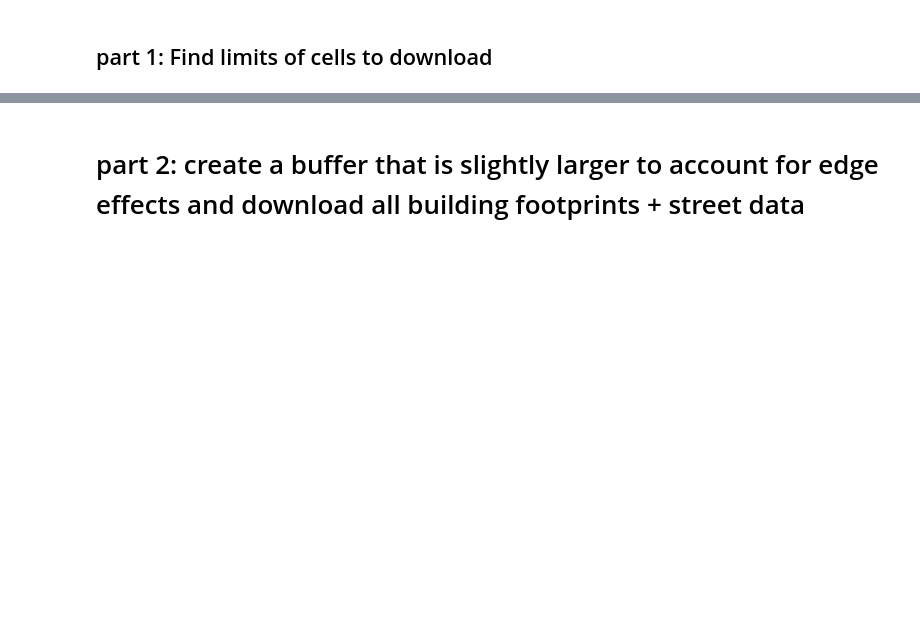
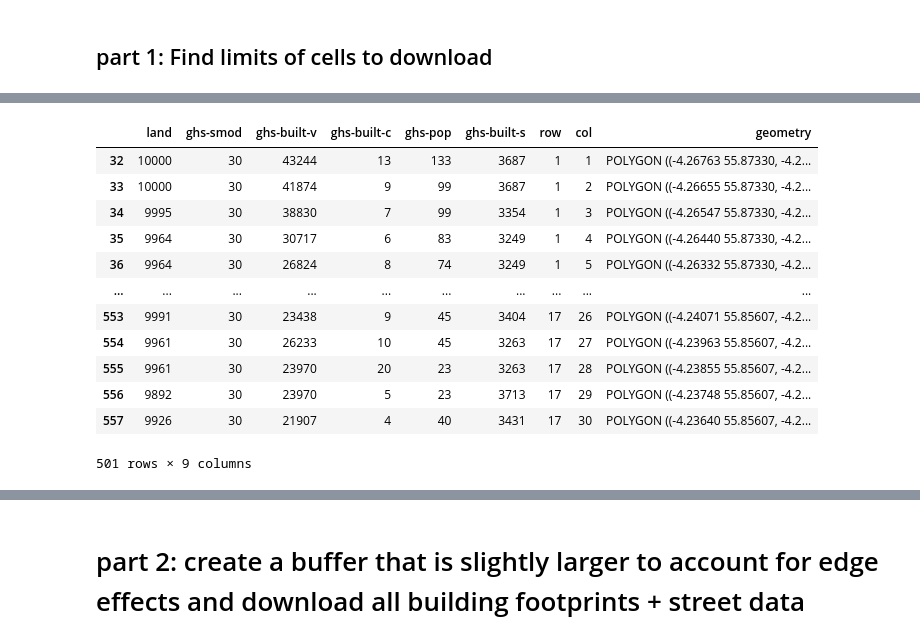
Before and after one commit to virgilxw/Morphology_model_v1, a Jupyter notebook: 1_downloading_data.ipynb, the cells around one changed output, grey strips where cells are left out. Saved outputs shown, nothing was run; the diff lists cells and outputs as text; code cells hidden in the pictures; blank space fills up the shorter version.

```diff
--- a/1_downloading_data.ipynb
+++ b/1_downloading_data.ipynb
@@ -163,0 +155,21 @@ with rasterio.Env():
+# %%
+
+for feature in accumulated_features:
+    # Create a new DataFrame for the current feature to append
+    new_row = pd.DataFrame([{
+        "row": feature['row'],
+        "col": feature['col'],
+        "geometry": feature["geometry"],
+        feature["name"]: feature["value"]
+    }])
+
+    # Check if the row and col already exist in the GeoDataFrame
+    if not ((collated_gdf['row'] == feature["row"]) & (collated_gdf['col'] == feature["col"])).any():
+        # If not, append the new row
+        collated_gdf = gpd.GeoDataFrame(pd.concat([collated_gdf, new_row], ignore_index=True))
+    else:
+        # If it does, update the existing row
+        collated_gdf.loc[(collated_gdf['row'] == feature['row']) & (collated_gdf['col'] == feature['col']), feature["name"]] = feature["value"]
+
+# Print the GeoDataFrame
+print(collated_gdf.head())
@@ -163,0 +197,38 @@ with rasterio.Env():
+# %%
+drop_values = {
+    'aligned_land': 65535,
+    'aligned_ghs-smod': -200,
+    'aligned_ghs-built-v': 4294967295,
+    'aligned_ghs-built-c': 255,
+    'aligned_ghs-pop': -200,
+    'aligned_ghs-built-s': 65535,
+}
+
+# Create a boolean series that represents rows to drop
+# Start with a series of all False (meaning keep all initially)
+rows_to_drop = pd.Series([False] * len(collated_gdf))
+
+# Update the series to True for rows that meet the drop conditions
+for column, value in drop_values.items():
+    rows_to_drop = rows_to_drop | (collated_gdf[column] == value)
+
+# Drop the rows from the GeoDataFrame where any of the conditions are True
+collated_gdf = collated_gdf[~rows_to_drop]
+# %%
+collated_gdf.columns = [col.replace('aligned_', '') if col.startswith('aligned_') else col for col in collated_gdf.columns]
+# %%
+collated_gdf
+# %% [output]
+|  | land | ghs-smod | ghs-built-v | ghs-built-c | ghs-pop | ghs-built-s | row | col | geometry |
+| 32 | 10000 | 30 | 43244 | 13 | 133 | 3687 | 1 | 1 | POLYGON ((-4.26763 55.87330, -4.2... |
+| 33 | 10000 | 30 | 41874 | 9 | 99 | 3687 | 1 | 2 | POLYGON ((-4.26655 55.87330, -4.2... |
+| 34 | 9995 | 30 | 38830 | 7 | 99 | 3354 | 1 | 3 | POLYGON ((-4.26547 55.87330, -4.2... |
+| 35 | 9964 | 30 | 30717 | 6 | 83 | 3249 | 1 | 4 | POLYGON ((-4.26440 55.87330, -4.2... |
+| 36 | 9964 | 30 | 26824 | 8 | 74 | 3249 | 1 | 5 | POLYGON ((-4.26332 55.87330, -4.2... |
+| ... | ... | ... | ... | ... | ... | ... | ... | ... | ... |
+| 553 | 9991 | 30 | 23438 | 9 | 45 | 3404 | 17 | 26 | POLYGON ((-4.24071 55.85607, -4.2... |
+| 554 | 9961 | 30 | 26233 | 10 | 45 | 3263 | 17 | 27 | POLYGON ((-4.23963 55.85607, -4.2... |
+| 555 | 9961 | 30 | 23970 | 20 | 23 | 3263 | 17 | 28 | POLYGON ((-4.23855 55.85607, -4.2... |
+| 556 | 9892 | 30 | 23970 | 5 | 23 | 3713 | 17 | 29 | POLYGON ((-4.23748 55.85607, -4.2... |
+| 557 | 9926 | 30 | 21907 | 4 | 40 | 3431 | 17 | 30 | POLYGON ((-4.23640 55.85607, -4.2... |
+501 rows × 9 columns
```
Also changed, not shown: parts of 26 cells of this notebook, 22 other files.
